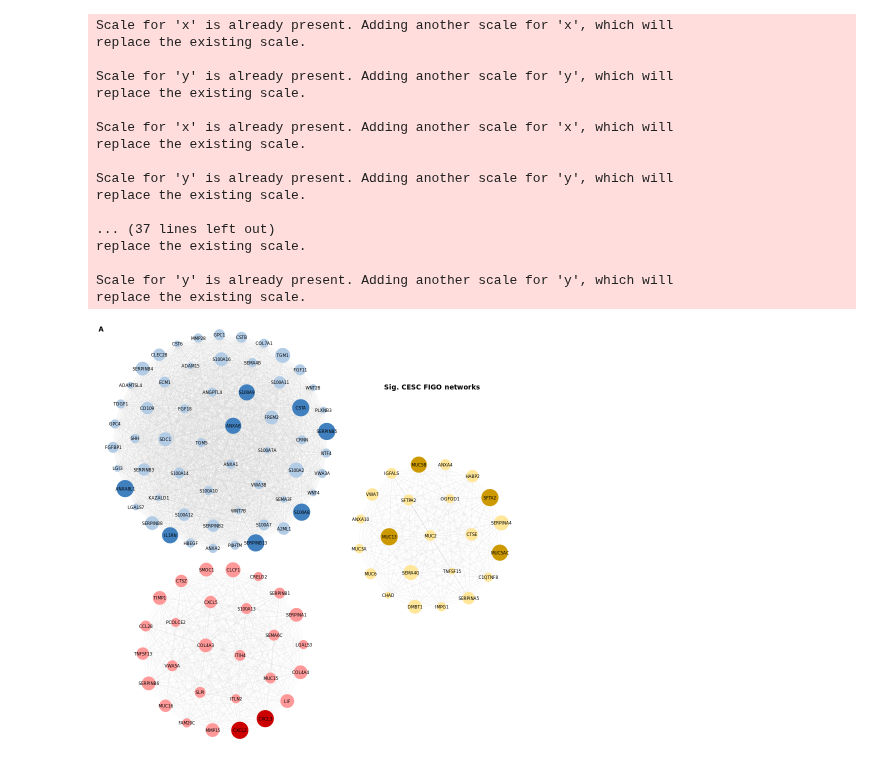
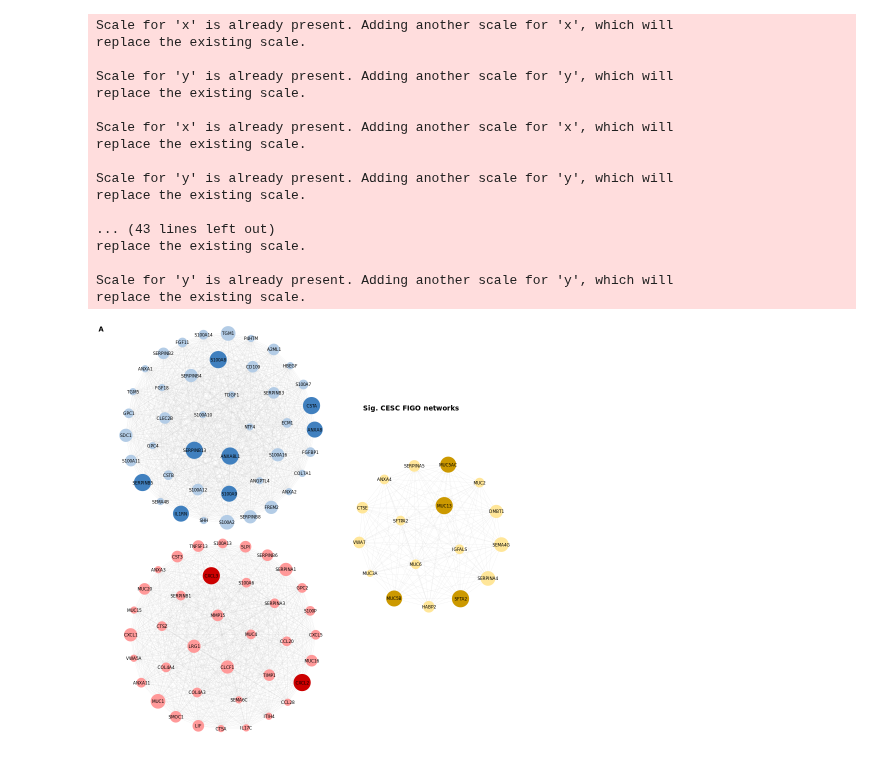
Before and after one commit to fogg-lab/characterizing-ecm-transcriptome-of-endometriosis, a Jupyter notebook: figures/figure_S2.ipynb, the cells around one changed output. Cells and saved outputs as stored; diff of their text form; code cells hidden in the pictures.

```diff
--- a/figures/figure_S2.ipynb
+++ b/figures/figure_S2.ipynb
@@ -88,12 +89,14 @@ net_fig_list <- c(
         purrr::map(function(p) { expand_plt_limits(p, c(-0.03, 1.03), c(-0.03, 1.03)) }),
     mget("UCEC_netplot3") %>%
         purrr::map(function(p) { expand_plt_limits(p, c(-0.03, 1.03), c(-0.03, 1.03)) }),
+    mget("UCEC_netplot4") %>%
+        purrr::map(function(p) { expand_plt_limits(p, c(-0.03, 1.03), c(-0.03, 1.03)) }),
     mget("UCS_netplot1") %>%
         purrr::map(function(p) { expand_plt_limits(p, c(-0.02, 1.02), c(-0.0, 1.0)) }),
     mget("UCS_netplot2") %>%
         purrr::map(function(p) { expand_plt_limits(p, c(-0.02, 1.02), c(-0.0, 1.0)) }),
     mget("UCS_netplot3") %>%
-        purrr::map(function(p) { expand_plt_limits(p, c(-0.1, 1.1), c(-0.1, 1.1)) })
+        purrr::map(function(p) { expand_plt_limits(p, c(-0.02, 1.02), c(-0.0, 1.0)) })
 ) %>%
     purrr::map(function(p) { set_margins(p, margins = c(0, 0, 0, 0)) }) %>%
     purrr::map(function(p) { set_coord_equal(p) })
@@ -111,7 +114,7 @@ replace the existing scale.
 Scale for 'y' is already present. Adding another scale for 'y', which will
 replace the existing scale.
 
-... (37 lines left out)
+... (43 lines left out)
 replace the existing scale.
 
 Scale for 'y' is already present. Adding another scale for 'y', which will
@@ -119,22 +122,22 @@ replace the existing scale.
 # %%
 cesc_grid <- plot_grid(
 #     plot_grid(net_fig_list[[1]], net_fig_list[[3]], nrow = 2, rel_heights = c(1.3, 1), labels = c("Module 1", "Module 3"), label_size = label_text_size),
 #     plot_grid(NULL, net_fig_list[[2]], NULL, nrow = 3, rel_heights = c(0.5, 1, 0.5), labels = c("", "Module 2", ""), label_size = label_text_size),
-    plot_grid(net_fig_list[[1]], net_fig_list[[3]], nrow = 2, rel_heights = c(1.3, 1)),
+    plot_grid(net_fig_list[[1]], net_fig_list[[3]], nrow = 2, rel_heights = c(1, 1)),
     plot_grid(NULL, net_fig_list[[2]], NULL, nrow = 3, rel_heights = c(0.5, 1, 0.5)),
     ncol = 2,
     rel_widths = c(1.5, 1),
     labels = c("A"),
     label_size = label_text_size,
     label_fontfamily = family
 ) +
-geom_text(aes(label = "Sig. CESC FIGO networks", x = 0.8, y = 0.85), fontface = "bold", size = label_text_size * pt_to_mm)
+geom_text(aes(label = "Sig. CESC FIGO networks", x = 0.75, y = 0.8), fontface = "bold", size = label_text_size * pt_to_mm)
 
 cesc_grid
 
 figS2A <- cesc_grid
 # %% [output]
-[figure, old version]
+[figure, new version]
 # %%
 ggsave(filename = paste0(dirs$figures_dir, "/paneled/figureS2A.png"), plot = figS2A, dpi = dpi, height = ht, width = wd)
 # %%
```
Also changed, not shown: parts of 5 cells of this notebook, 3 other files.
